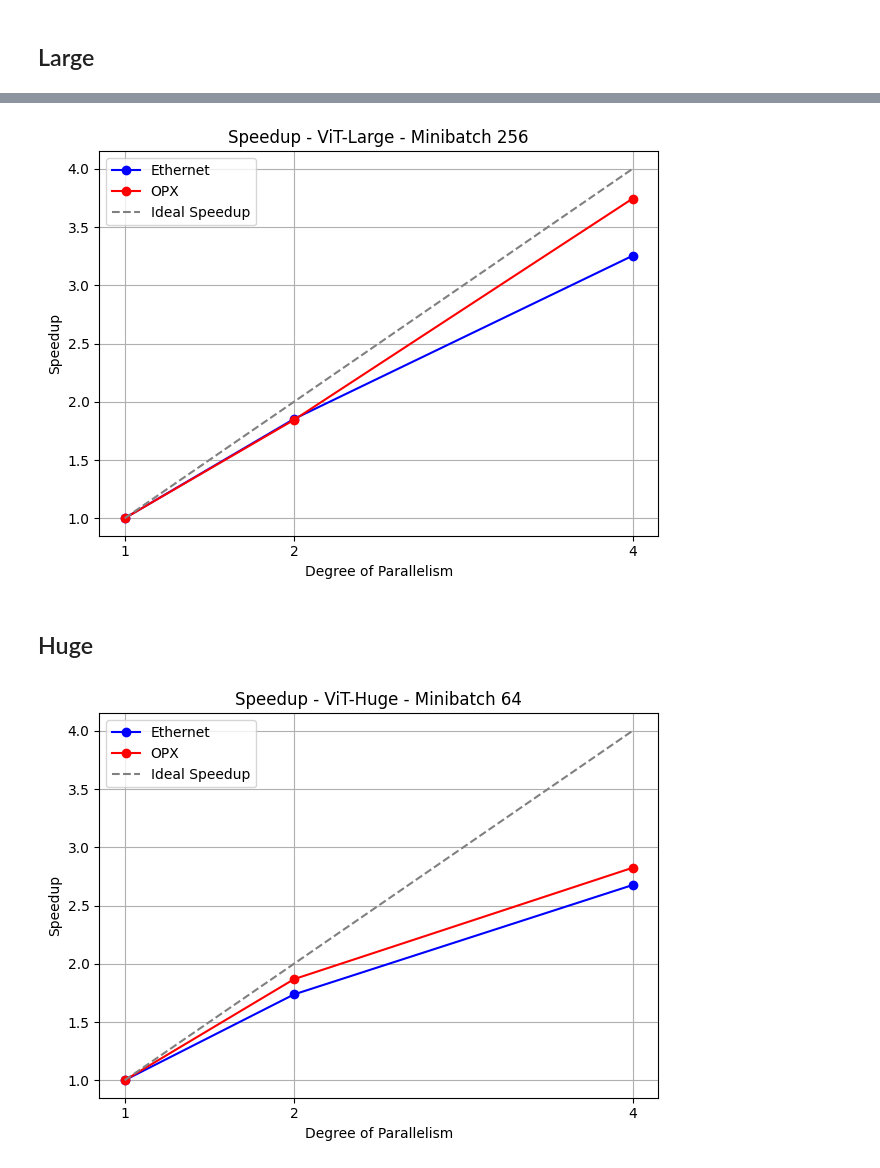
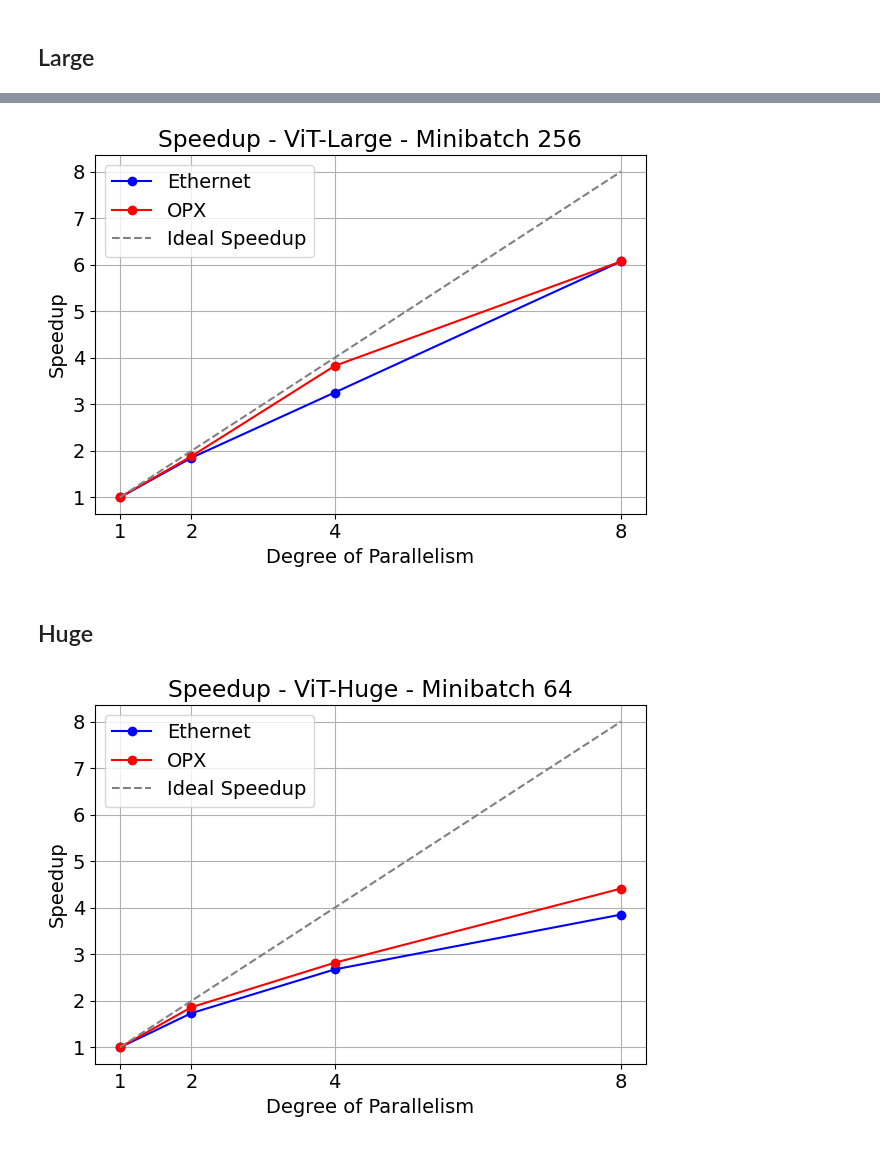
Before and after one commit to JacopoRaffi/Master_Thesis, a Jupyter notebook: analysis/ddp.ipynb, the cells around one changed output, grey strips where cells are left out. Saved outputs shown, nothing was run; the diff lists cells and outputs as text; code cells hidden in the pictures.

```diff
--- a/analysis/ddp.ipynb
+++ b/analysis/ddp.ipynb
@@ -4,6 +4,8 @@ import matplotlib.pyplot as plt
 import numpy as np
 
 from plot_utils import *
+# %%
+plt.rcParams['font.size'] = 14
 # %% [markdown]
 ## PLOT DA FARE:
 1. Metti a confronto per ogni modello le curve di speedup così da fare vedere l'impatto del miniatch;
@@ -149,27 +175,31 @@ plt.tight_layout()
 # %%
-plot_speedup([ddp_1_l_256_eth1, ddp_2_l_256_eth1, ddp_4_l_256_eth1], "Speedup - ViT-Large - Minibatch 256", "Ethernet", color='blue', plot_ideal=False)
-plot_speedup([ddp_1_l_256_ib0, ddp_2_l_256_ib0, ddp_4_l_256_ib0], "Speedup - ViT-Large - Minibatch 256", "OPX", color='red', plot_ideal=True)
+plot_speedup([ddp_1_l_256_eth1, ddp_2_l_256_eth1, ddp_4_l_256_eth1, ddp_8_l_256_eth1], "Speedup - ViT-Large - Minibatch 256", "Ethernet", color='blue', plot_ideal=False)
+plot_speedup([ddp_1_l_256_eth1, ddp_2_l_256_ib0, ddp_4_l_256_ib0, ddp_8_l_256_ib0], "Speedup - ViT-Large - Minibatch 256", "OPX", color='red', plot_ideal=True)
 plt.tight_layout()
 # %% [output]
-[figure, old version]
+[figure, new version]
 # %% [markdown]
 ## Huge
 # %%
 ddp_1_h_64_eth1 = pd.read_csv("../log/synch_ddp/rank_0_synch_ddp_1_minibatch_64_vit-huge-patch14-224-in21k_model_eth1.csv")
 ddp_2_h_64_eth1 = pd.read_csv("../log/synch_ddp/rank_0_synch_ddp_2_minibatch_64_vit-huge-patch14-224-in21k_model_eth1.csv")
 ddp_4_h_64_eth1 = pd.read_csv("../log/synch_ddp/rank_0_synch_ddp_4_minibatch_64_vit-huge-patch14-224-in21k_model_eth1.csv")
+ddp_8_h_64_eth1 = pd.read_csv("../log/synch_ddp/rank_0_synch_ddp_8_minibatch_64_vit-huge-patch14-224-in21k_model_eth1.csv")
 
 ddp_1_h_64_ib0 = pd.read_csv("../log/synch_ddp/rank_0_synch_ddp_1_minibatch_64_vit-huge-patch14-224-in21k_model_ib0.csv")
 ddp_2_h_64_ib0 = pd.read_csv("../log/synch_ddp/rank_0_synch_ddp_2_minibatch_64_vit-huge-patch14-224-in21k_model_ib0.csv")
 ddp_4_h_64_ib0 = pd.read_csv("../log/synch_ddp/rank_0_synch_ddp_4_minibatch_64_vit-huge-patch14-224-in21k_model_ib0.csv")
+ddp_8_h_64_ib0 = pd.read_csv("../log/synch_ddp/rank_0_synch_ddp_8_minibatch_64_vit-huge-patch14-224-in21k_model_ib0.csv")
 
 ddp_1_h_64_eth1 = ddp_1_h_64_eth1[ddp_1_h_64_eth1['phase'] == 'train']
 ddp_2_h_64_eth1 = ddp_2_h_64_eth1[ddp_2_h_64_eth1['phase'] == 'train']
 ddp_4_h_64_eth1 = ddp_4_h_64_eth1[ddp_4_h_64_eth1['phase'] == 'train']
+ddp_8_h_64_eth1 = ddp_8_h_64_eth1[ddp_8_h_64_eth1['phase'] == 'train']
 
 ddp_1_h_64_ib0 = ddp_1_h_64_ib0[ddp_1_h_64_ib0['phase'] == 'train']
 ddp_2_h_64_ib0 = ddp_2_h_64_ib0[ddp_2_h_64_ib0['phase'] == 'train']
 ddp_4_h_64_ib0 = ddp_4_h_64_ib0[ddp_4_h_64_ib0['phase'] == 'train']
+ddp_8_h_64_ib0 = ddp_8_h_64_ib0[ddp_8_h_64_ib0['phase'] == 'train']
 # %%
 ddp_1_h_128_eth1 = pd.read_csv("../log/synch_ddp/rank_0_synch_ddp_1_minibatch_128_vit-huge-patch14-224-in21k_model_eth1.csv")
 ddp_2_h_128_eth1 = pd.read_csv("../log/synch_ddp/rank_0_synch_ddp_2_minibatch_128_vit-huge-patch14-224-in21k_model_eth1.csv")
@@ -189,7 +239,7 @@ ddp_4_h_128_ib0 = ddp_4_h_128_ib0[ddp_4_h_128_ib0['phase'] == 'train']
 # %%
-plot_speedup([ddp_1_h_64_eth1, ddp_2_h_64_eth1, ddp_4_h_64_eth1], "Speedup - ViT-Huge - Minibatch 64", "Ethernet", color='blue', plot_ideal=False)
-plot_speedup([ddp_1_h_64_ib0, ddp_2_h_64_ib0, ddp_4_h_64_ib0], "Speedup - ViT-Huge - Minibatch 64", "OPX", color='red', plot_ideal=True)
+plot_speedup([ddp_1_h_64_eth1, ddp_2_h_64_eth1, ddp_4_h_64_eth1, ddp_8_h_64_eth1], "Speedup - ViT-Huge - Minibatch 64", "Ethernet", color='blue', plot_ideal=False)
+plot_speedup([ddp_1_h_64_eth1, ddp_2_h_64_ib0, ddp_4_h_64_ib0, ddp_8_h_64_ib0], "Speedup - ViT-Huge - Minibatch 64", "OPX", color='red', plot_ideal=True)
 plt.tight_layout()
 # %% [output]
-[figure, old version]
+[figure, new version]
 # %%
```
Also changed, not shown: parts of 16 cells of this notebook.
